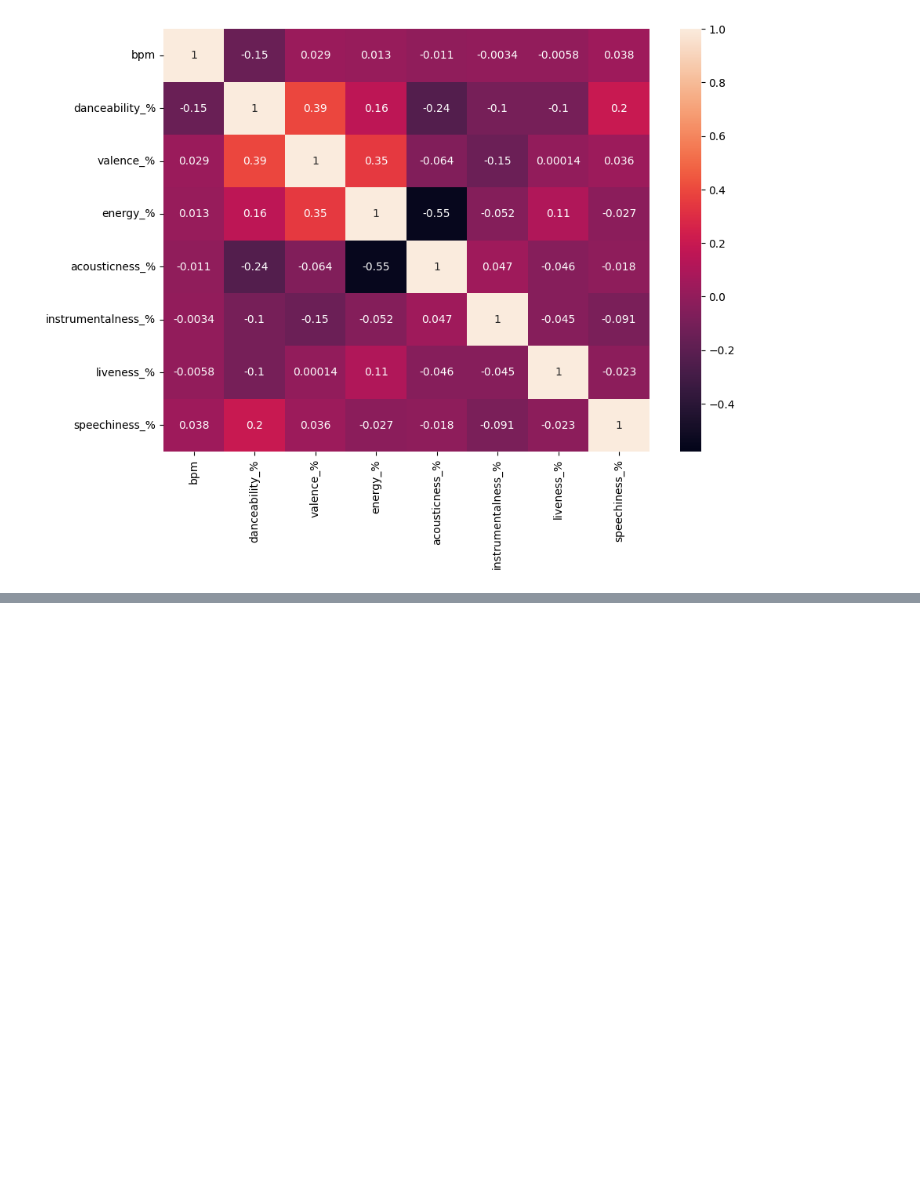
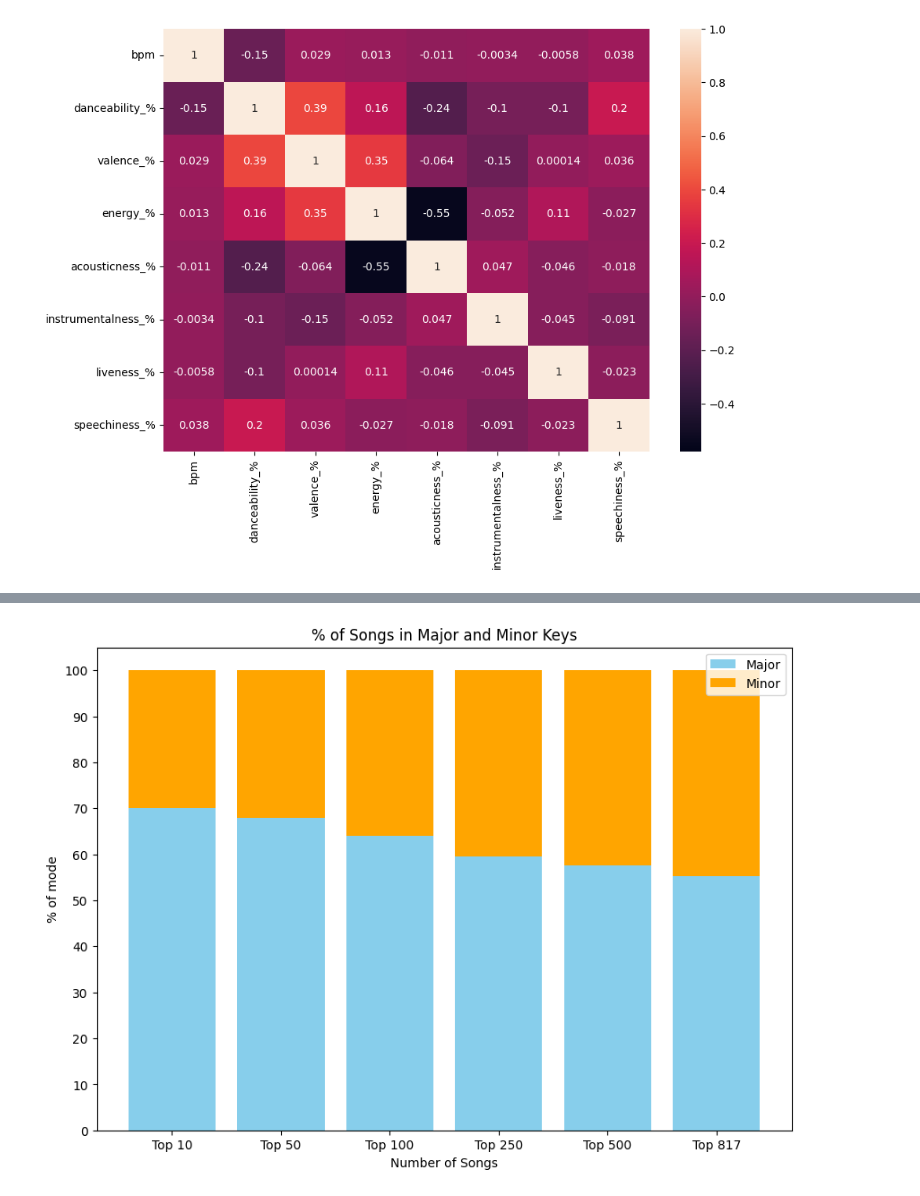
Before and after one commit to zina1t/Spotify-Charts-Data-Analysis, a Jupyter notebook: spotify.ipynb, the cells around one changed output, grey strips where cells are left out. Saved outputs shown, nothing was run; the diff lists cells and outputs as text; code cells hidden in the pictures; blank space fills up the shorter version.

```diff
--- a/spotify.ipynb
+++ b/spotify.ipynb
@@ -341,0 +384,17 @@ print(nan_values)
+# %%
+# Count major, minor percentage in top_dataframes
+top_mode_major_percentage = [(df['mode_Major'].eq(1).sum() / len(df) * 100) for df in top_dataframes]
+top_mode_minor_percentage = [(df['mode_Minor'].eq(1).sum() / len(df) * 100) for df in top_dataframes]
+
+# Plot a stacked bar chart for the number of songs in major and minor keys in the top 10, top 50, top 100, top 250, top 500, top 817 popular tracks
+plt.figure(figsize=(10, 7))
+plt.bar(labels, top_mode_major_percentage, color='skyblue')
+plt.bar(labels, top_mode_minor_percentage, bottom=top_mode_major_percentage, color='orange')
+plt.xlabel('Number of Songs')
+plt.ylabel('% of mode')
+plt.title('% of Songs in Major and Minor Keys')
+plt.legend(['Major', 'Minor'])
+plt.yticks(np.arange(0, 110, 10))
+plt.show()
+# %% [output]
+[figure, added]
```
Also changed, not shown: parts of 34 cells of this notebook.
